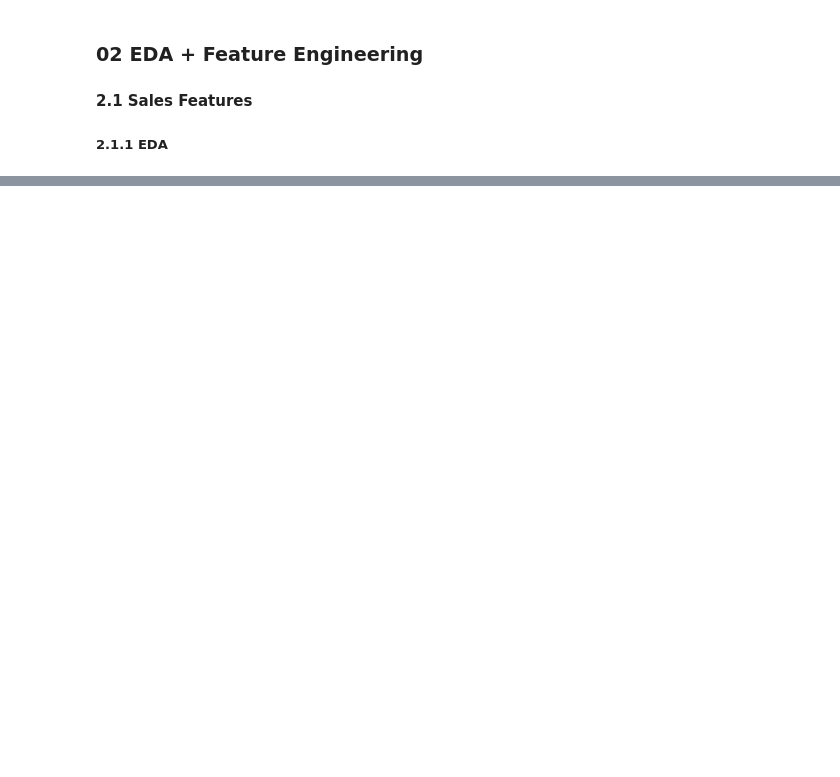
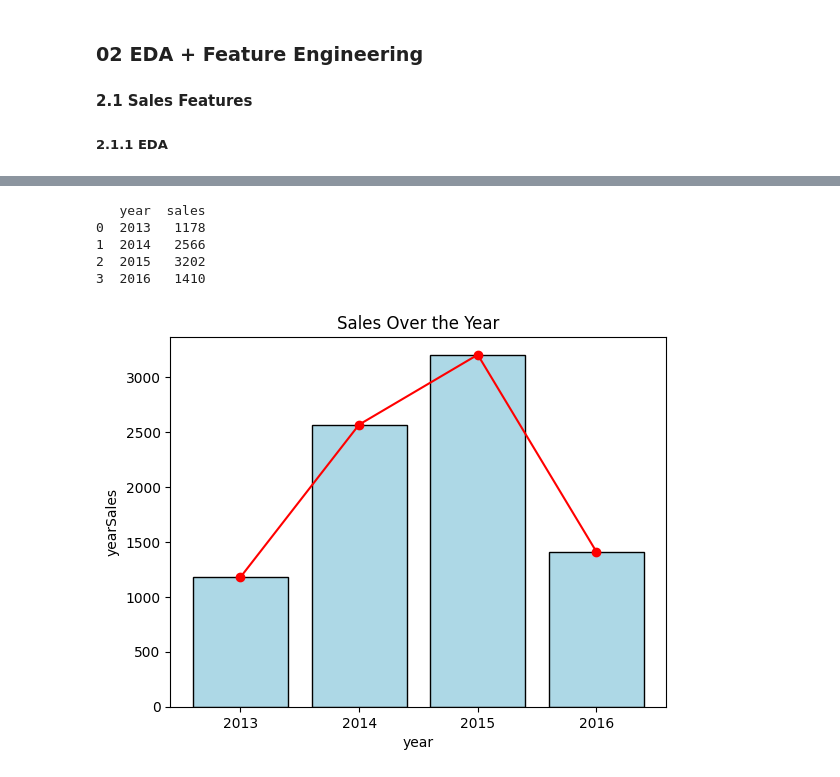
Before and after one commit to ionahu08/M5Forecasting_Accuracy, a Jupyter notebook: code/project_M5.ipynb, the cells around one changed output, grey strips where cells are left out. Cells and saved outputs as stored; diff of their text form; code cells hidden in the pictures; blank space fills up the shorter version.

```diff
--- a/code/project_M5.ipynb
+++ b/code/project_M5.ipynb
@@ -132,0 +378,28 @@ sales_train['year'].unique()
+# %%
+def plot_sales_bytime(period='year'):
+
+    temp = sales_train['sales'].groupby(sales_train[period]).sum().reset_index()
+    print(temp)
+
+    # Create the bar plot for sales over the years
+    plt.bar(temp[period], temp['sales'], color='lightblue', edgecolor='black', label='Sales')
+
+    # Overlay a line plot to show the trend
+    plt.plot(temp[period], temp['sales'], color='red', marker='o', label='Trend')
+
+    # # Set x-ticks to be integers
+    plt.xticks(temp[period].unique())
+
+    # # # Add labels and title
+    plt.xlabel(period)
+    plt.ylabel(period+'Sales')
+    plt.title('Sales Over the ' + period.capitalize())
+
+plot_sales_bytime(period='year')
+# %% [output]
+   year  sales
+0  2013   1178
+1  2014   2566
+2  2015   3202
+3  2016   1410
+[figure, added]
```
Also changed, not shown: parts of 18 cells of this notebook.
